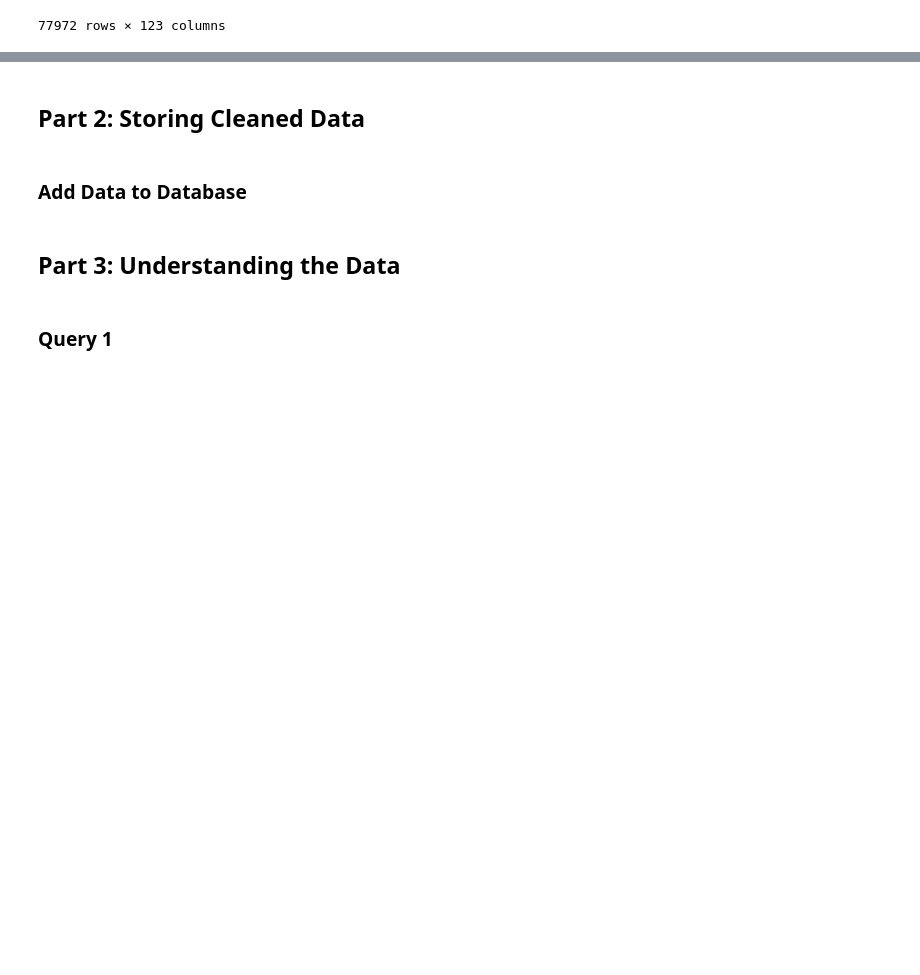
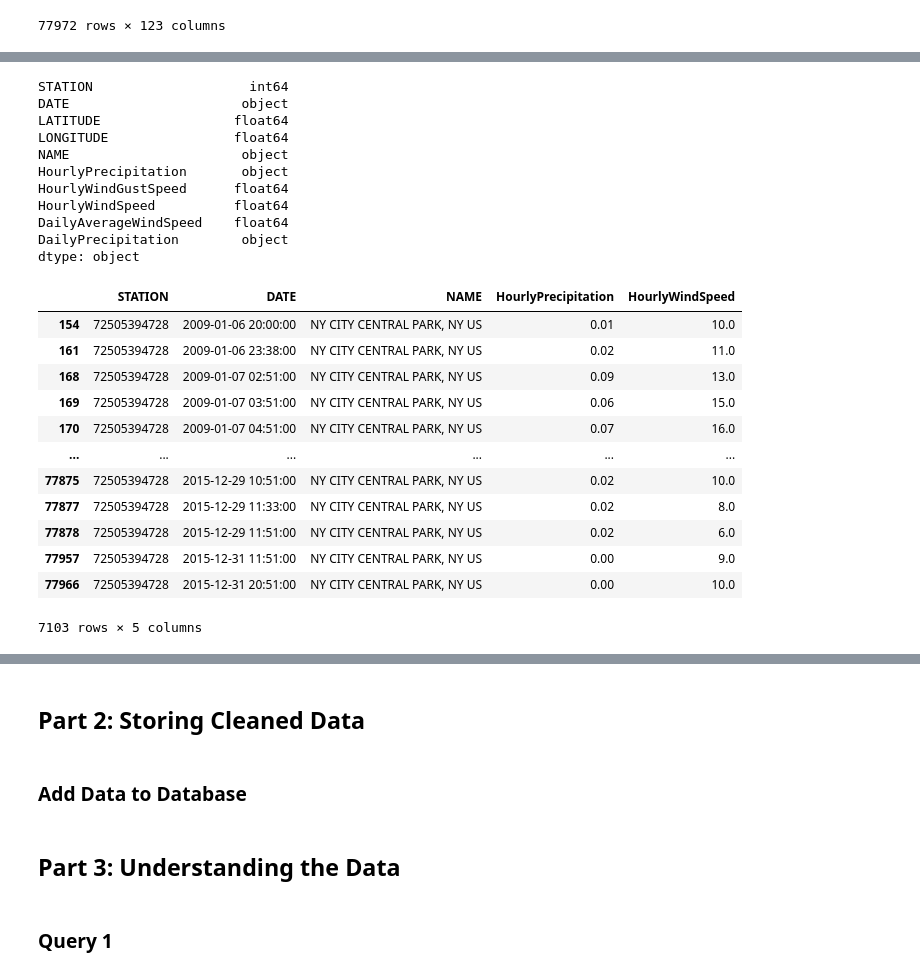
Before and after one commit to sowmya6598/final-project-tools, a Jupyter notebook: Project.ipynb, the cells around one changed output, grey strips where cells are left out. Cells and saved outputs as stored; diff of their text form; code cells hidden in the pictures; blank space fills up the shorter version.

Commit message:
cleaned weather data

```diff
--- a/Project.ipynb
+++ b/Project.ipynb
@@ -347,3 +351,9 @@ get_all_weather_csvs()
 | 77970 | 72505394728 | 2015-12-31T23:59:00 | 40.77898 | -73.96925 | 42.7 | NY CITY CENTRAL PARK, NY US | SOD | 6 | NaN | ... |
 | 77971 | 72505394728 | 2015-12-31T23:59:00 | 40.77898 | -73.96925 | 42.7 | NY CITY CENTRAL PARK, NY US | SOM | 6 | NaN | ... |
 77972 rows × 123 columns
+# %%
+df = get_all_weather_csvs()
+
+df1 = df[['STATION', 'DATE', 'LATITUDE', 'LONGITUDE', 'NAME','HourlyPrecipitation','HourlyWindGustSpeed', 'HourlyWindSpeed', 'DailyAverageWindSpeed','DailyPrecipitation']]
+
+print(df1)
@@ -349,0 +378,45 @@ get_all_weather_csvs()
+# %%
+df2 = df1.dropna(subset=['HourlyPrecipitation', 'HourlyWindGustSpeed'])
+
+column_types = df2.dtypes
+
+print(column_types)
+
+# we see that the averages for wind speed and precipitation are null for all values so we can drop the columns
+
+# We also doing need the hourly wind gust speed as we will be using the hourly wind speed, we can drop that column as well
+
+df2 = df2.drop(columns=['DailyAverageWindSpeed','DailyPrecipitation', 'HourlyWindGustSpeed','LATITUDE', 'LONGITUDE'])
+df2['DATE'] = pd.to_datetime(df['DATE'])
+
+df2
+
+# Removing all rows where Hourly preicipitation has the value "T" as we do not need to measure trace amounts
+
+df3 = df2[df2['HourlyPrecipitation'] != "T"]
+df3
+# %% [output]
+STATION                    int64
+DATE                      object
+LATITUDE                 float64
+LONGITUDE                float64
+NAME                      object
+HourlyPrecipitation       object
+HourlyWindGustSpeed      float64
+HourlyWindSpeed          float64
+DailyAverageWindSpeed    float64
+DailyPrecipitation        object
+dtype: object
+|  | STATION | DATE | NAME | HourlyPrecipitation | HourlyWindSpeed |
+| 154 | 72505394728 | 2009-01-06 20:00:00 | NY CITY CENTRAL PARK, NY US | 0.01 | 10.0 |
+| 161 | 72505394728 | 2009-01-06 23:38:00 | NY CITY CENTRAL PARK, NY US | 0.02 | 11.0 |
+| 168 | 72505394728 | 2009-01-07 02:51:00 | NY CITY CENTRAL PARK, NY US | 0.09 | 13.0 |
+| 169 | 72505394728 | 2009-01-07 03:51:00 | NY CITY CENTRAL PARK, NY US | 0.06 | 15.0 |
+| 170 | 72505394728 | 2009-01-07 04:51:00 | NY CITY CENTRAL PARK, NY US | 0.07 | 16.0 |
+| ... | ... | ... | ... | ... | ... |
+| 77875 | 72505394728 | 2015-12-29 10:51:00 | NY CITY CENTRAL PARK, NY US | 0.02 | 10.0 |
+| 77877 | 72505394728 | 2015-12-29 11:33:00 | NY CITY CENTRAL PARK, NY US | 0.02 | 8.0 |
+| 77878 | 72505394728 | 2015-12-29 11:51:00 | NY CITY CENTRAL PARK, NY US | 0.02 | 6.0 |
+| 77957 | 72505394728 | 2015-12-31 11:51:00 | NY CITY CENTRAL PARK, NY US | 0.00 | 9.0 |
+| 77966 | 72505394728 | 2015-12-31 20:51:00 | NY CITY CENTRAL PARK, NY US | 0.00 | 10.0 |
+7103 rows × 5 columns
```
Also changed, not shown: parts of 5 cells of this notebook.
